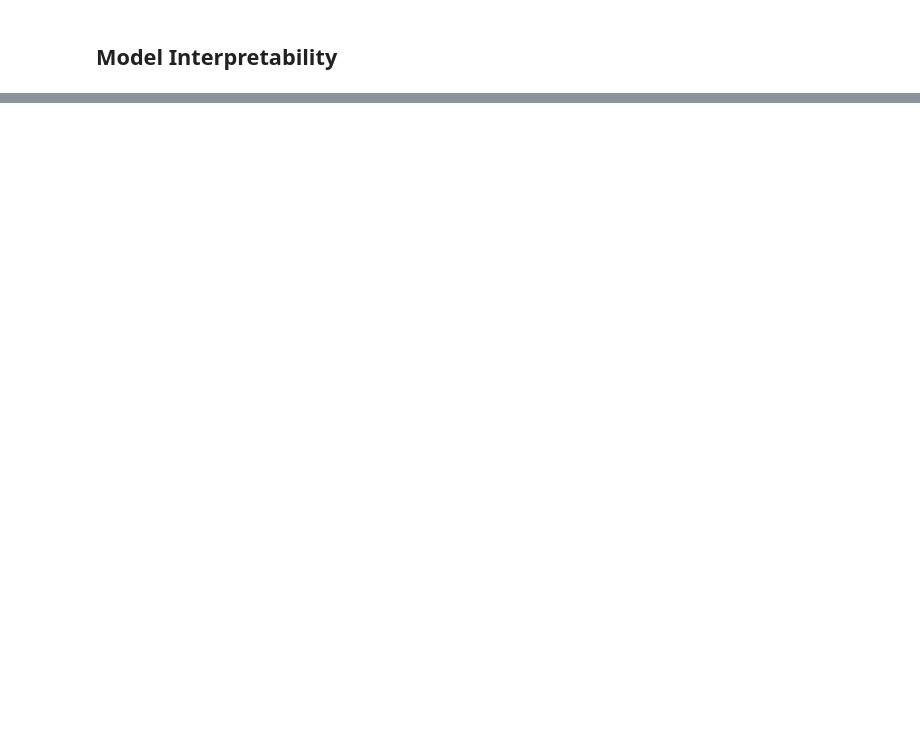
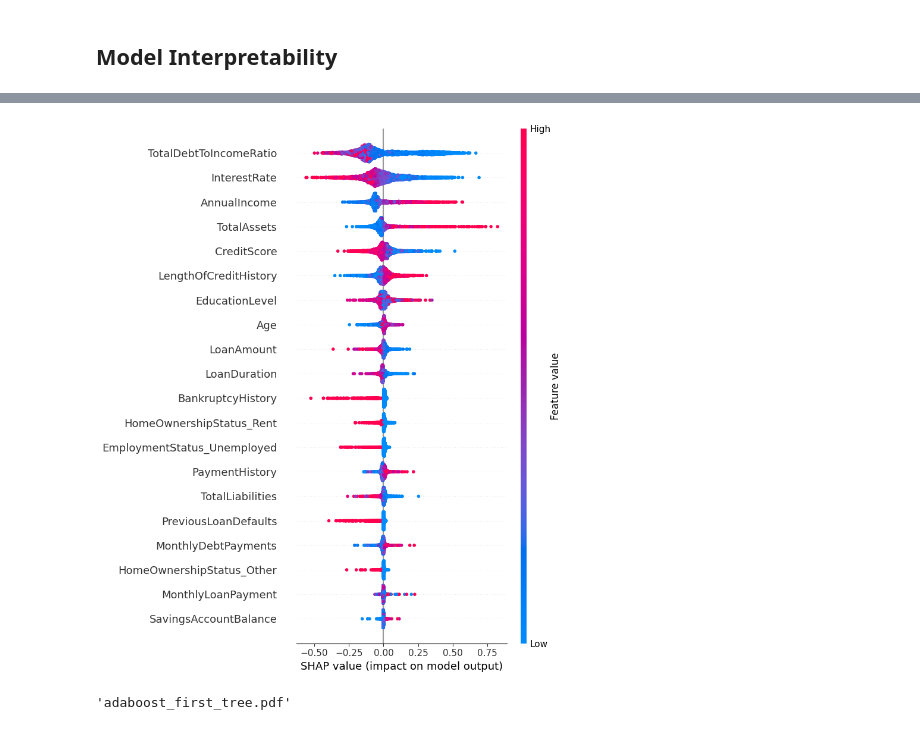
Before and after one commit to kaushal4/group22Project, a Jupyter notebook: AdaBoostClassifier.ipynb, the cells around one changed output, grey strips where cells are left out. Saved outputs shown, nothing was run; the diff lists cells and outputs as text; code cells hidden in the pictures; blank space fills up the shorter version.

```diff
--- a/AdaBoostClassifier.ipynb
+++ b/AdaBoostClassifier.ipynb
@@ -204,0 +319,28 @@ weighted avg       0.97      0.97      0.97      4000
+# %%
+model = best_model.named_steps['classifier']
+
+feature_importances = model.feature_importances_
+
+preprocessor = best_model.named_steps['preprocessor']
+
+numerical_features = X_numerical.columns
+
+transformed_feature_names = []
+transformed_feature_names.extend(numerical_features)
+
+categorical_features = preprocessor.transformers_[1][2]  # Categorical features list
+cat_feature_names = preprocessor.transformers_[1][1].get_feature_names_out(categorical_features)
+transformed_feature_names.extend(cat_feature_names)
+
+ordinal_features = preprocessor.transformers_[2][2]  # Ordinal features list
+transformed_feature_names.extend(ordinal_features)
+
+plt.figure(figsize=(10, 6))
+plt.bar(range(len(feature_importances)), feature_importances, align="center")
+plt.xticks(range(len(feature_importances)), transformed_feature_names, rotation=90)
+plt.xlabel('Features')
+plt.ylabel('Importance')
+plt.title('Feature Importances in AdaBoostClassifier')
+plt.tight_layout()
+
+plt.show()
@@ -204,0 +349,23 @@ weighted avg       0.97      0.97      0.97      4000
+# %%
+# Apply the preprocessor transformation to X_dev and X_test to ensure numerical format
+X_dev_transformed = best_model.named_steps['preprocessor'].transform(X_dev)
+X_test_transformed = best_model.named_steps['preprocessor'].transform(X_test)
+
+# Create the explainer using the AdaBoostClassifier's prediction function
+explainer = shap.Explainer(model.predict, X_dev_transformed)
+
+# Calculate SHAP values for the transformed test set
+shap_values = explainer(X_test_transformed)
+
+# Plot the SHAP summary
+shap.summary_plot(shap_values, X_test_transformed, feature_names=transformed_feature_names)
+# %% [output]
+[figure, added]
+# %%
+# plot the first weak learner
+tree = model.estimators_[0]
+dot_data = export_graphviz(tree, feature_names=get_feature_names(), filled=True, rounded=True)
+graph = Source(dot_data)
+graph.render("adaboost_first_tree")
+# %% [output]
+'adaboost_first_tree.pdf'
```
Also changed, not shown: parts of 15 cells of this notebook, 8 other files.
